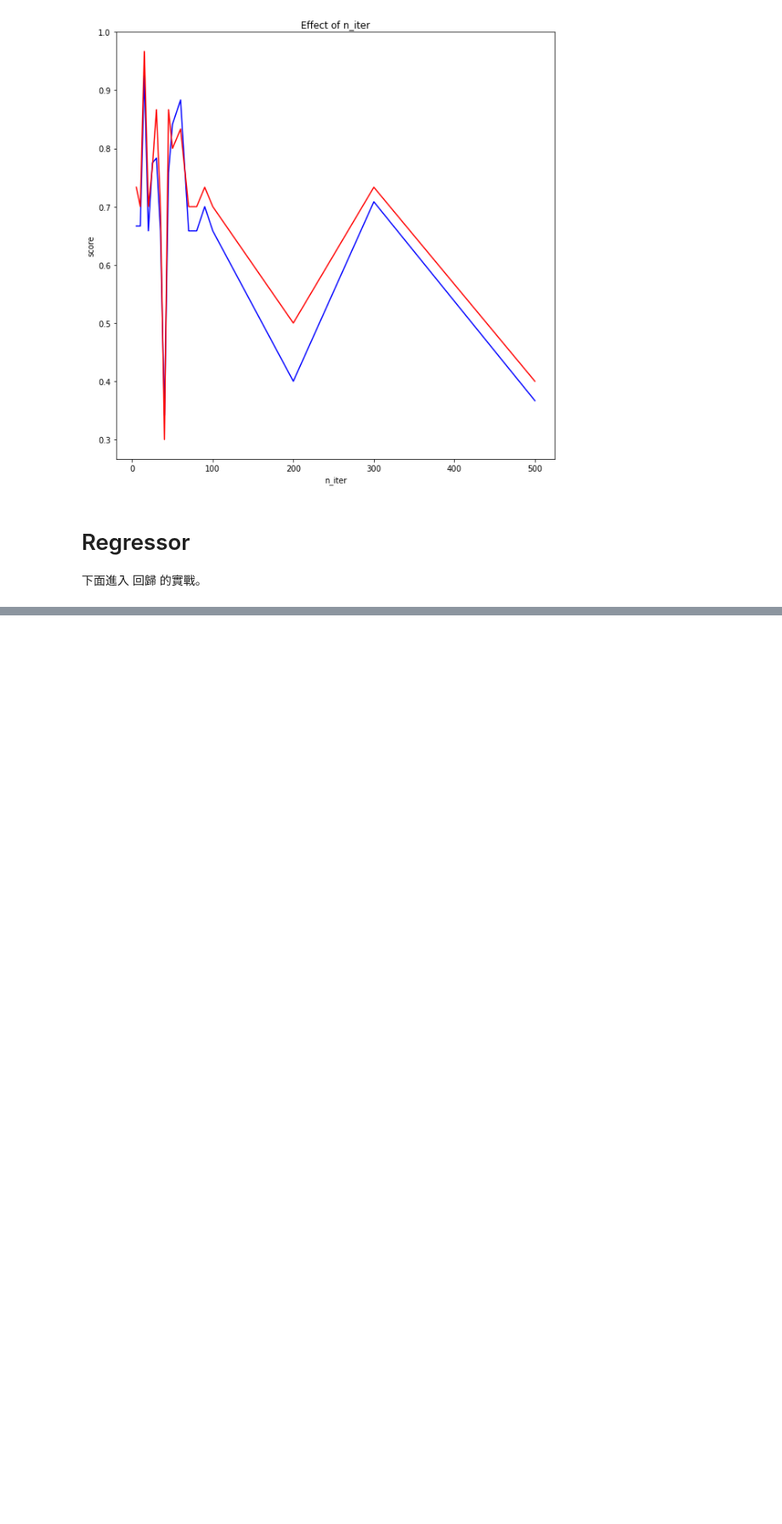
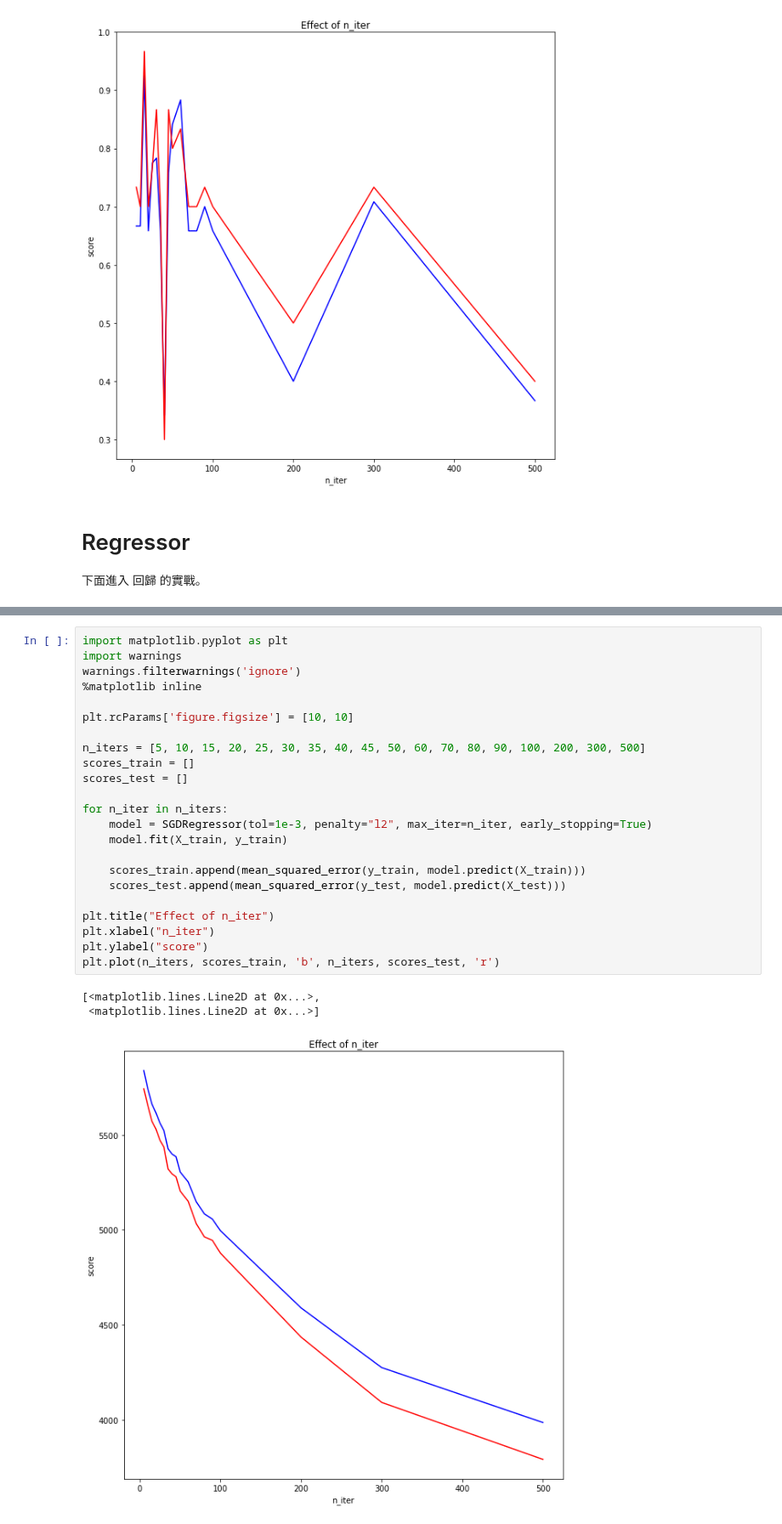
Before and after one commit to tobytoy/OpenResource, a Jupyter notebook: machine-learning(scikit-learn)/jupyter/基本模型(basic-model)/隨機梯度下降(stochastic-gradient-descent)/05_02 SGD_Clf_Reg.ipynb, the cells around one changed output, grey strips where cells are left out. Shown at 85% size. Saved outputs shown, nothing was run; the diff lists cells and outputs as text; blank space fills up the shorter version.

```diff
--- a/machine-learning(scikit-learn)/jupyter/基本模型(basic-model)/隨機梯度下降(stochastic-gradient-descent)/05_02 SGD_Clf_Reg.ipynb
+++ b/machine-learning(scikit-learn)/jupyter/基本模型(basic-model)/隨機梯度下降(stochastic-gradient-descent)/05_02 SGD_Clf_Reg.ipynb
@@ -125,0 +137,27 @@ plt.plot(n_iters, scores_train, 'b', n_iters, scores_test, 'r')
+# %%
+import matplotlib.pyplot as plt
+import warnings
+warnings.filterwarnings('ignore')
+%matplotlib inline
+
+plt.rcParams['figure.figsize'] = [10, 10]
+
+n_iters = [5, 10, 15, 20, 25, 30, 35, 40, 45, 50, 60, 70, 80, 90, 100, 200, 300, 500]
+scores_train = []
+scores_test = []
+
+for n_iter in n_iters:
+    model = SGDRegressor(tol=1e-3, penalty="l2", max_iter=n_iter, early_stopping=True)
+    model.fit(X_train, y_train)
+
+    scores_train.append(mean_squared_error(y_train, model.predict(X_train)))
+    scores_test.append(mean_squared_error(y_test, model.predict(X_test)))
+
+plt.title("Effect of n_iter")
+plt.xlabel("n_iter")
+plt.ylabel("score")
+plt.plot(n_iters, scores_train, 'b', n_iters, scores_test, 'r')
+# %% [output]
+[<matplotlib.lines.Line2D at 0x...>,
+ <matplotlib.lines.Line2D at 0x...>]
+[figure, added]
```
Also changed, not shown: parts of 5 cells of this notebook, 2 other files.
